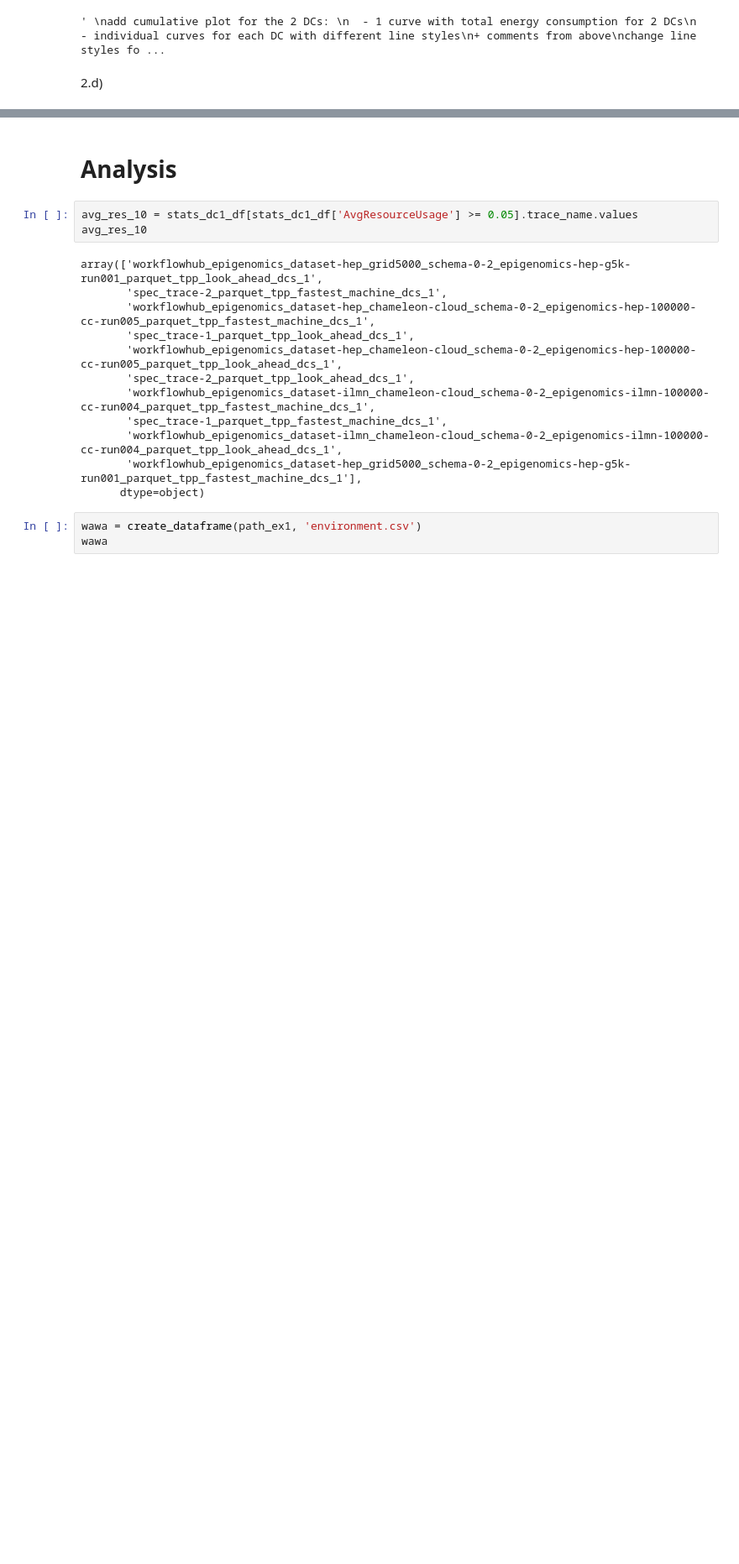
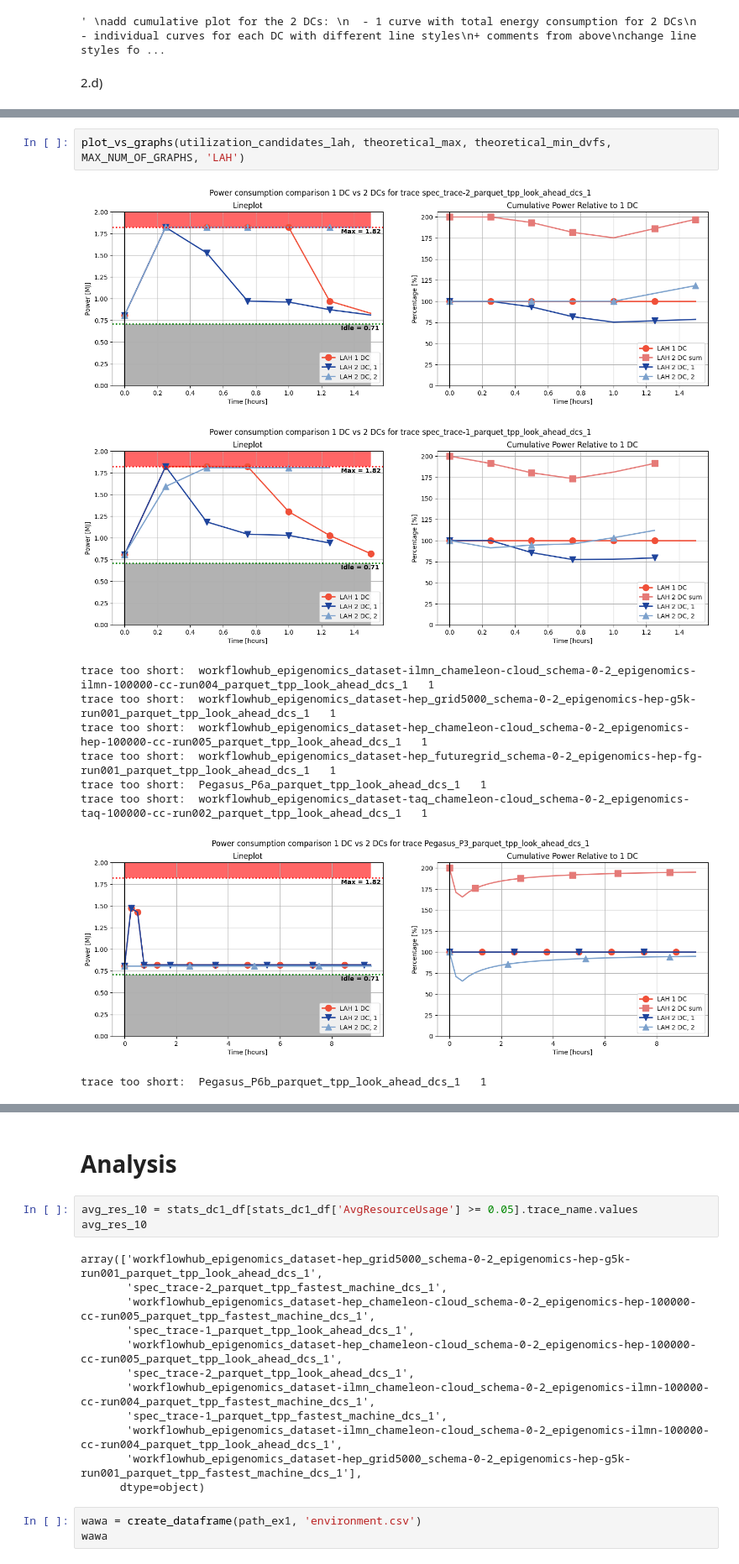
Before and after one commit to Raiduy/gdc-energy-efficiency-analysis, a Jupyter notebook: experiment_result_processing.ipynb, the cells around one changed output, grey strips where cells are left out. Shown at 84% size. Saved outputs shown, nothing was run; the diff lists cells and outputs as text; blank space fills up the shorter version.

```diff
--- a/experiment_result_processing.ipynb
+++ b/experiment_result_processing.ipynb
@@ -695,0 +596,13 @@ trace too short:  Pegasus_P1_parquet_tpp_fastest_machine_dcs_1   1
+# %%
+plot_vs_graphs(utilization_candidates_lah, theoretical_max, theoretical_min_dvfs, MAX_NUM_OF_GRAPHS, 'LAH')
+# %% [output]
+[figure, added]
+[figure, added]
+trace too short:  workflowhub_epigenomics_dataset-ilmn_chameleon-cloud_schema-0-2_epigenomics-ilmn-100000-cc-run004_parquet_tpp_look_ahead_dcs_1   1
+trace too short:  workflowhub_epigenomics_dataset-hep_grid5000_schema-0-2_epigenomics-hep-g5k-run001_parquet_tpp_look_ahead_dcs_1   1
+trace too short:  workflowhub_epigenomics_dataset-hep_chameleon-cloud_schema-0-2_epigenomics-hep-100000-cc-run005_parquet_tpp_look_ahead_dcs_1   1
+trace too short:  workflowhub_epigenomics_dataset-hep_futuregrid_schema-0-2_epigenomics-hep-fg-run001_parquet_tpp_look_ahead_dcs_1   1
+trace too short:  Pegasus_P6a_parquet_tpp_look_ahead_dcs_1   1
+trace too short:  workflowhub_epigenomics_dataset-taq_chameleon-cloud_schema-0-2_epigenomics-taq-100000-cc-run002_parquet_tpp_look_ahead_dcs_1   1
+[figure, added]
+trace too short:  Pegasus_P6b_parquet_tpp_look_ahead_dcs_1   1
```
Also changed, not shown: parts of 14 cells of this notebook.
